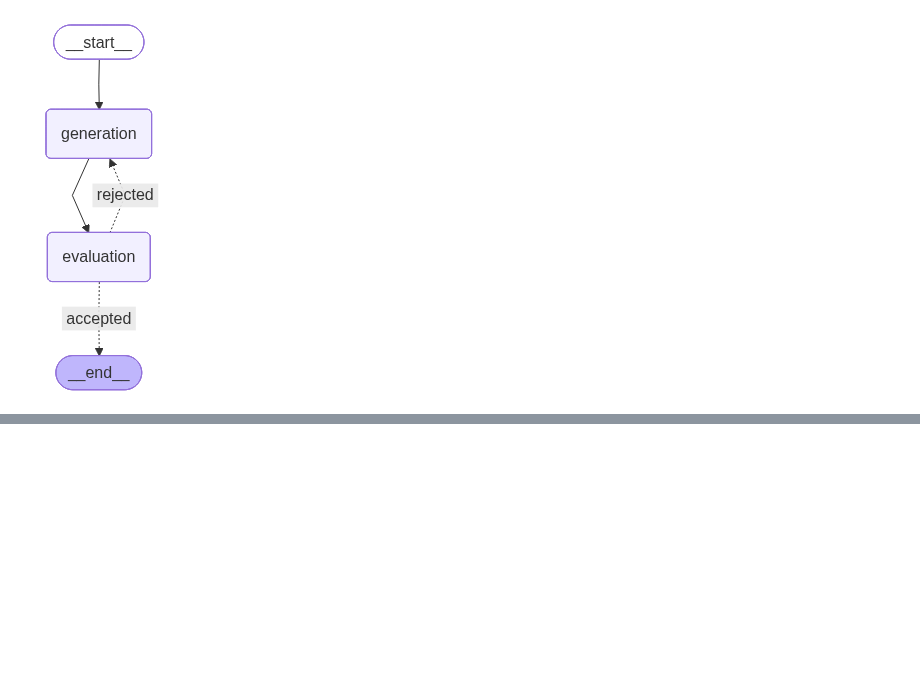
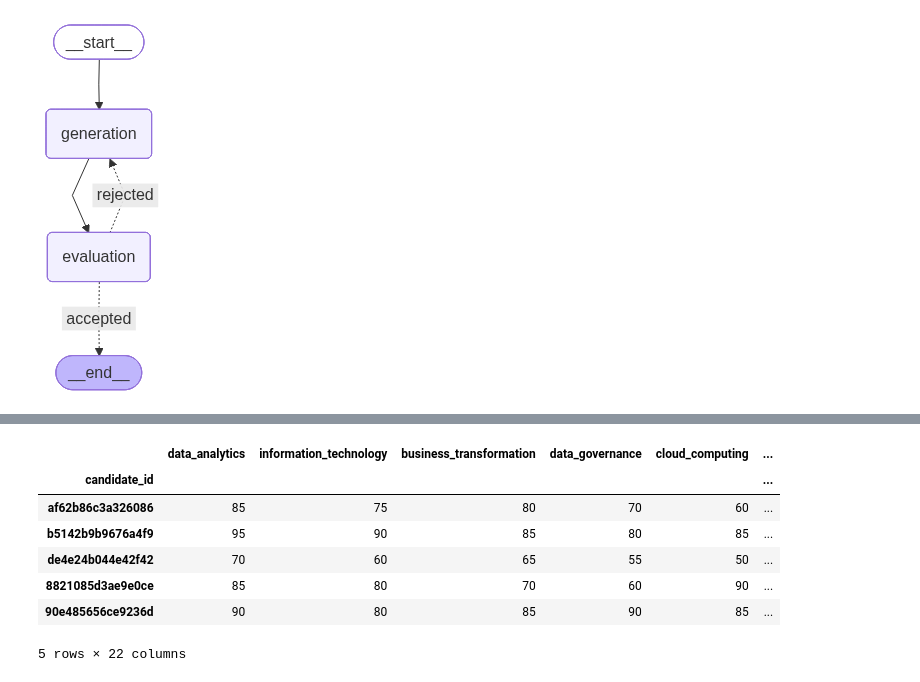
Before and after one commit to scardenasc22/internship_project, a Jupyter notebook: notebooks/experiments_phase5.ipynb, the cells around one changed output, grey strips where cells are left out. Saved outputs shown, nothing was run; the diff lists cells and outputs as text; code cells hidden in the pictures; blank space fills up the shorter version.

```diff
--- a/notebooks/experiments_phase5.ipynb
+++ b/notebooks/experiments_phase5.ipynb
@@ -491,0 +524,4 @@ sample_results
+# %%
+weights = [25, 35, 25, 15]
+for i in range(20):
+    print(f"index :{i//5}, value: {weights[i//5]/5}")
@@ -491,0 +549,5 @@ sample_results
+# %%
+col_weights = {
+    col : weights[i//5]/500 for i, col in enumerate(df.columns[:-1])
+}
+col_weights
@@ -491,0 +575,12 @@ sample_results
+# %%
+df['overall'] = sum(df[c] * w for c, w in col_weights.items())
+df.head()
+# %% [output]
+|  | data_analytics | information_technology | business_transformation | data_governance | cloud_computing | ... |
+| candidate_id |  |  |  |  |  | ... |
+| af62b86c3a326086 | 85 | 75 | 80 | 70 | 60 | ... |
+| b5142b9b9676a4f9 | 95 | 90 | 85 | 80 | 85 | ... |
+| de4e24b044e42f42 | 70 | 60 | 65 | 55 | 50 | ... |
+| 8821085d3ae9e0ce | 85 | 80 | 70 | 60 | 90 | ... |
+| 90e485656ce9236d | 90 | 80 | 85 | 90 | 85 | ... |
+5 rows × 22 columns
```
Also changed, not shown: parts of 12 cells of this notebook, 7 other files.
